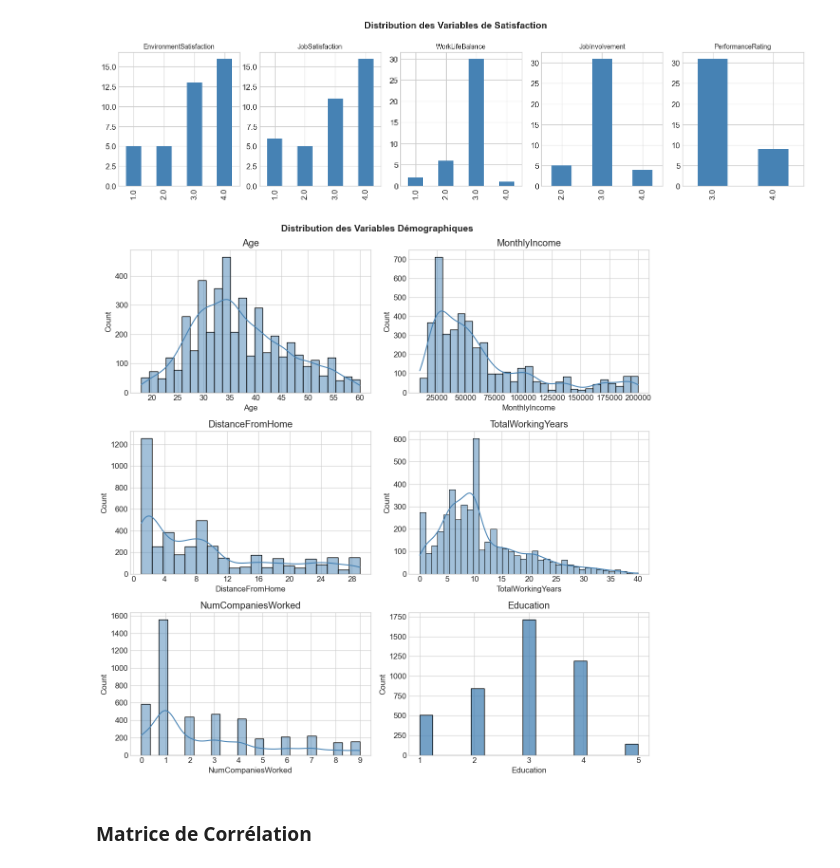
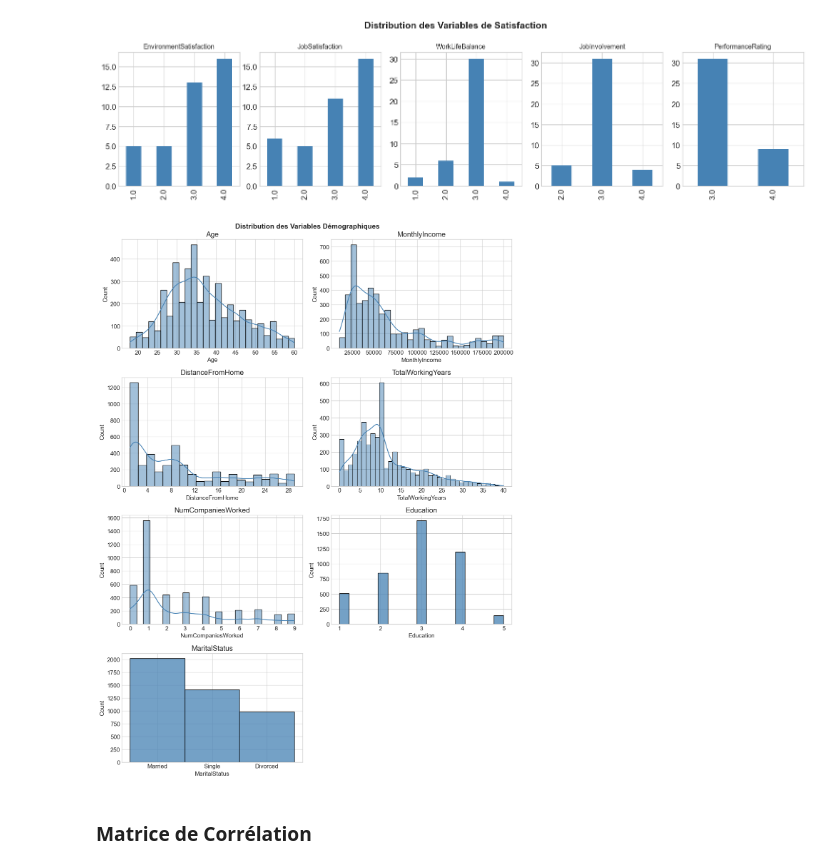
Before and after one commit to ChachURSS/IA-A3, a Jupyter notebook: livrables/03_presentation_notebook.ipynb, the cells around one changed output. Saved outputs shown, nothing was run; the diff lists cells and outputs as text; code cells hidden in the pictures.

```diff
--- a/livrables/03_presentation_notebook.ipynb
+++ b/livrables/03_presentation_notebook.ipynb
@@ -347,34 +347,34 @@ if df is not None:
 # %%
 if df is not None and FULL_DATASET:
     # Variables démographiques
-    demo_cols = ['Age', 'MonthlyIncome', 'DistanceFromHome', 'TotalWorkingYears', 'NumCompaniesWorked', 'Education']
+    demo_cols = ['Age', 'MonthlyIncome', 'DistanceFromHome', 'TotalWorkingYears', 'NumCompaniesWorked', 'Education', 'MaritalStatus']
     available_demo = [c for c in demo_cols if c in df.columns]
 
     if available_demo:
         n_vars = len(available_demo)
         n_cols = 2  # Nombre de colonnes dans la grille (fixe)
         n_rows = int((n_vars + n_cols - 1) // n_cols)  # Division entière arrondie vers le haut
 
         fig, axes = plt.subplots(n_rows, n_cols, figsize=(12, n_rows * 4))
         axes = axes.flatten()
 
         for i, col in enumerate(available_demo):
-            # Pas de ligne KDE pour Education, mais oui pour les autres
-            show_kde = (col != 'Education')
+            # Pas de ligne KDE pour Education et MaritalStatus, mais oui pour les autres
+            show_kde = (col != 'Education' and col != 'MaritalStatus')
             sns.histplot(df[col], ax=axes[i], kde=show_kde, color='steelblue')
             axes[i].set_title(col)
             # Forcer les valeurs entières sur l'axe x
             axes[i].xaxis.set_major_locator(plt.MaxNLocator(integer=True))
 
         # Cacher les axes vides
         for j in range(i + 1, len(axes)):
             axes[j].set_visible(False)
 
         plt.suptitle('Distribution des Variables Démographiques', fontsize=14, fontweight='bold')
         plt.tight_layout()
         plt.show()
 # %% [output]
-[figure, old version]
+[figure, new version]
 # %% [markdown]
 ### Matrice de Corrélation
 # %%
```
Also changed, not shown: parts of 16 cells of this notebook.
